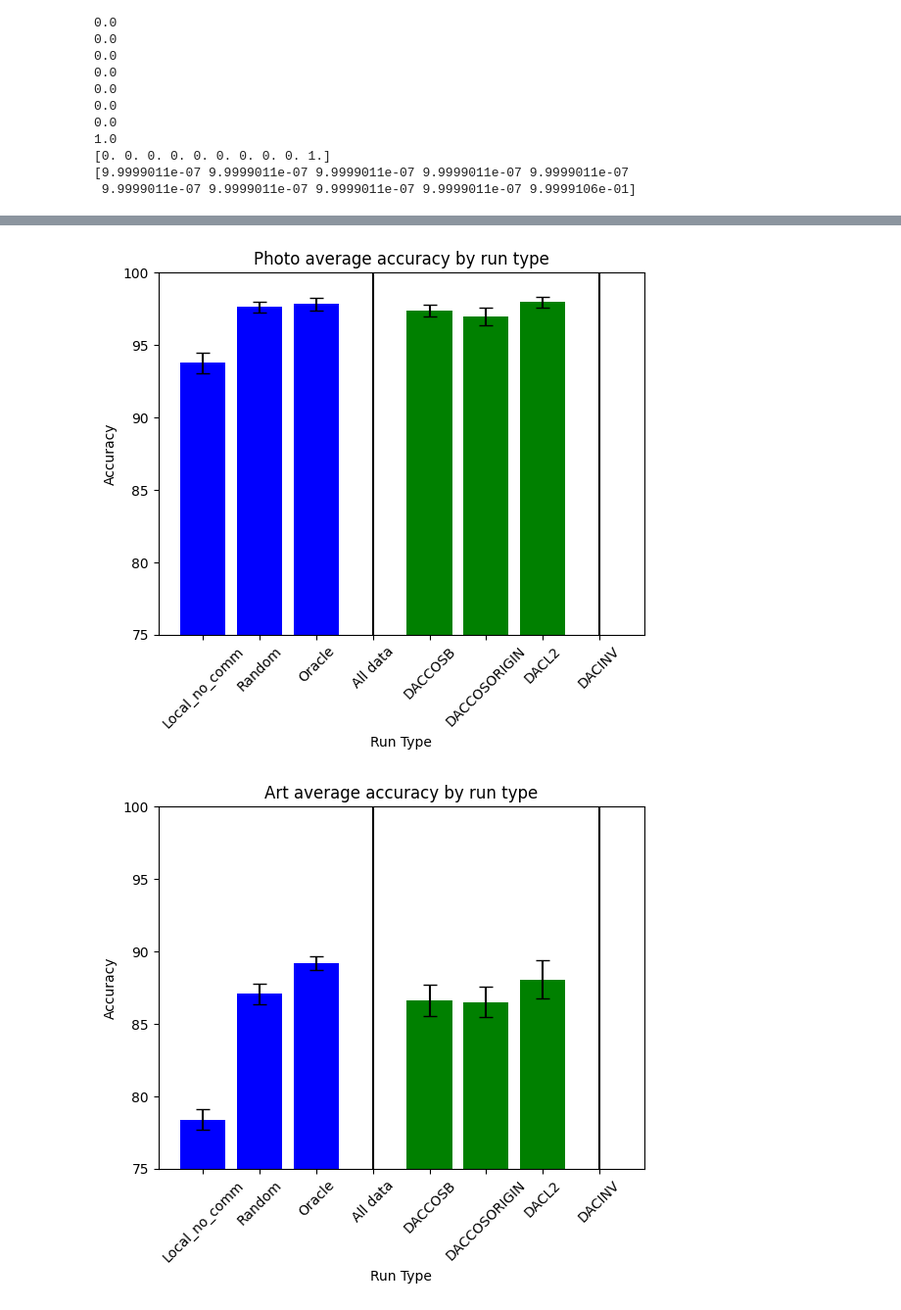
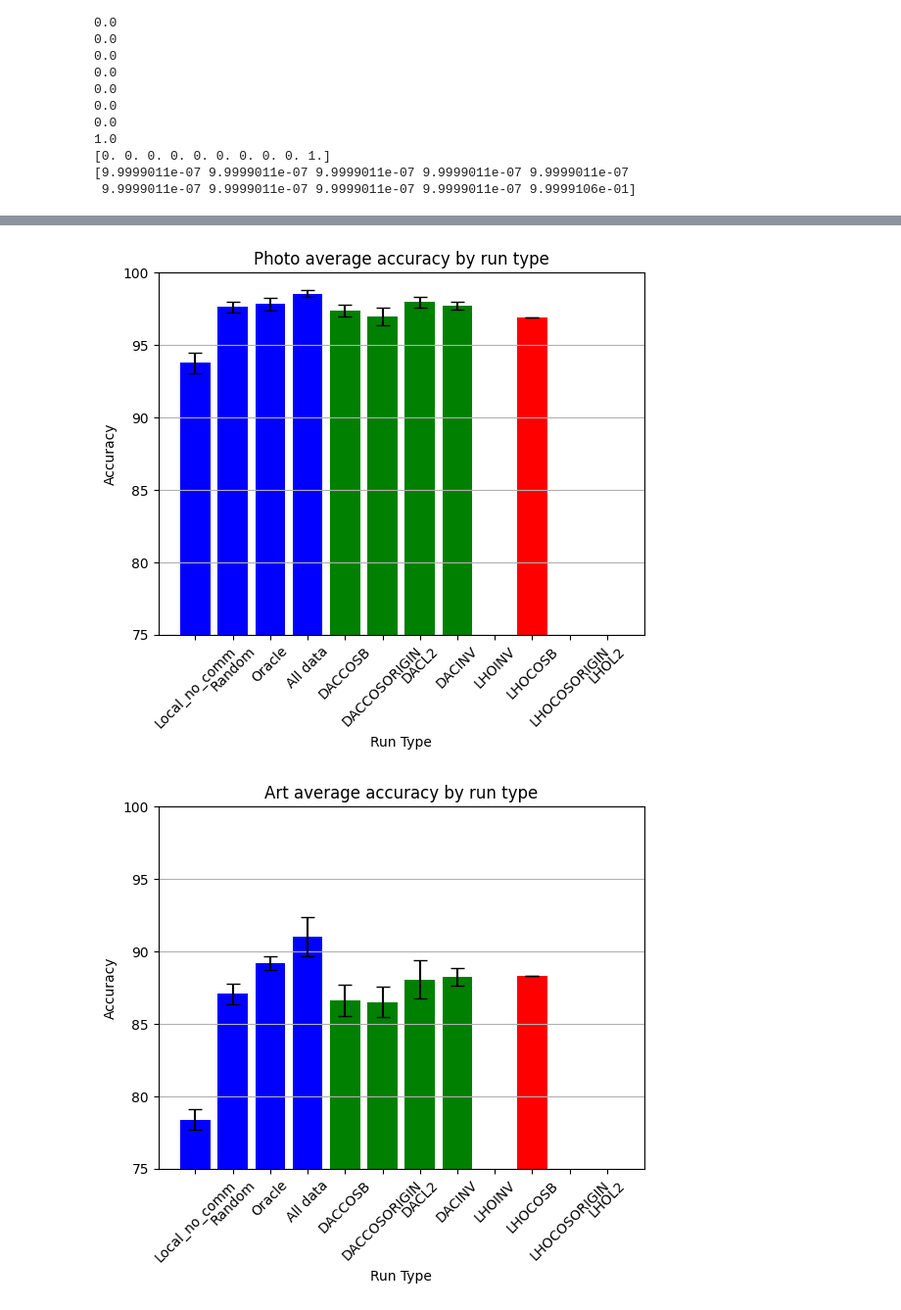
Before and after one commit to tomhagander/decentralized_deep_learning, a Jupyter notebook: playaround.ipynb, the cells around one changed output, grey strips where cells are left out. Shown at 98% size. Drawn from its saved outputs; the diff is of its cells as text; code cells hidden in the pictures.

```diff
--- a/playaround.ipynb
+++ b/playaround.ipynb
@@ -224,7 +224,7 @@ df = pd.read_csv('bigpacs.csv')
 df = df.reindex([1, 0, 2, 7, 4, 5, 6, 3, 8, 9, 10, 11])
 
 # remove last four rows
-df = df[:-4]
+#df = df[:-4]
 
 df.head()
 # %% [output]
@@ -237,30 +237,33 @@ df.head()
 # %%
 def plot_average_accuracy(dataframe, category):
 
     run_types = dataframe['Run_Type'].unique()
     colors = ['blue'] * 4 + ['green'] * 4 + ['red'] * 4  # Set all bars to the same color
     plt.ylim(75, 100)  # Set y-axis range
 
     for i, run_type in enumerate(run_types):
         run_type_df = dataframe[dataframe['Run_Type'] == run_type]
         avg = run_type_df[f'{category}_average_accuracy']
         std = run_type_df[f'{category}_stddev']
         plt.bar(run_type, avg, yerr=std, capsize=5, color=colors[i])  # Set color for each bar
     plt.xticks(rotation=45)  # Rotate x-axis labels by 45 degrees
 
     # add title
     plt.title(f'{category} average accuracy by run type')
     # set y axis to accuracy
     plt.ylabel('Accuracy')
     # set x axis to run type
     plt.xlabel('Run Type')
 
+    # grid on
+    plt.grid(axis='y')
+
     plt.show()
 
 plot_average_accuracy(df, 'Photo')
 plot_average_accuracy(df, 'Art')
 plot_average_accuracy(df, 'Cartoon')
 plot_average_accuracy(df, 'Sketch')
 # %% [output]
-[figure, old version]
+[figure, new version]
-[figure, old version]
+[figure, new version]
```
Also changed, not shown: parts of 3 cells of this notebook, 2 other files.
